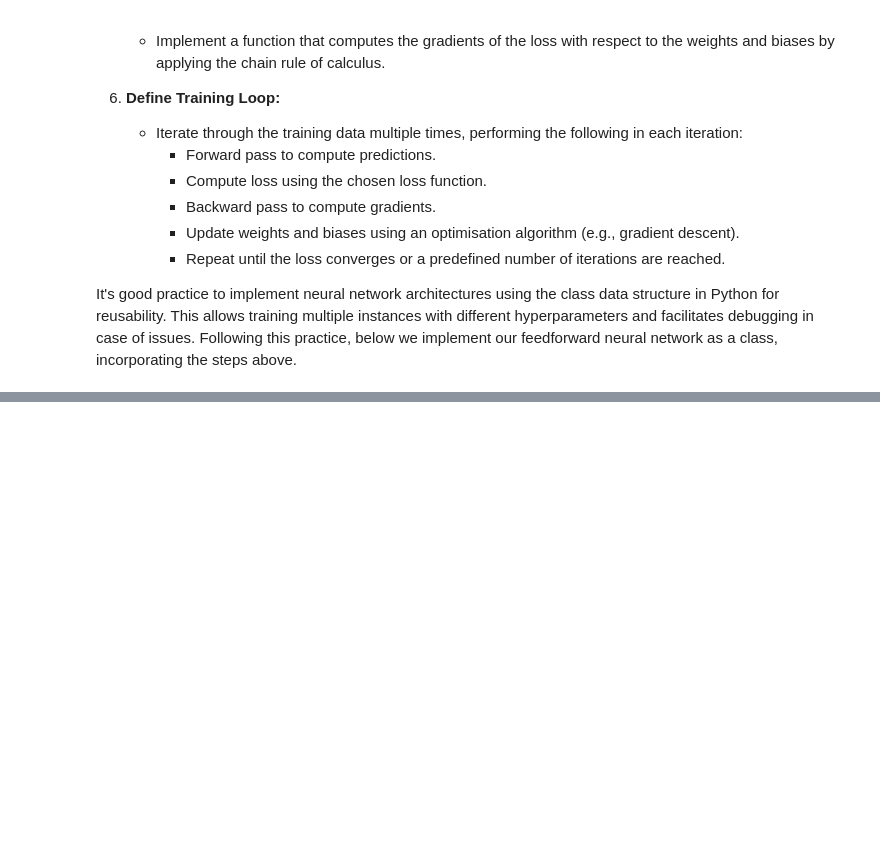
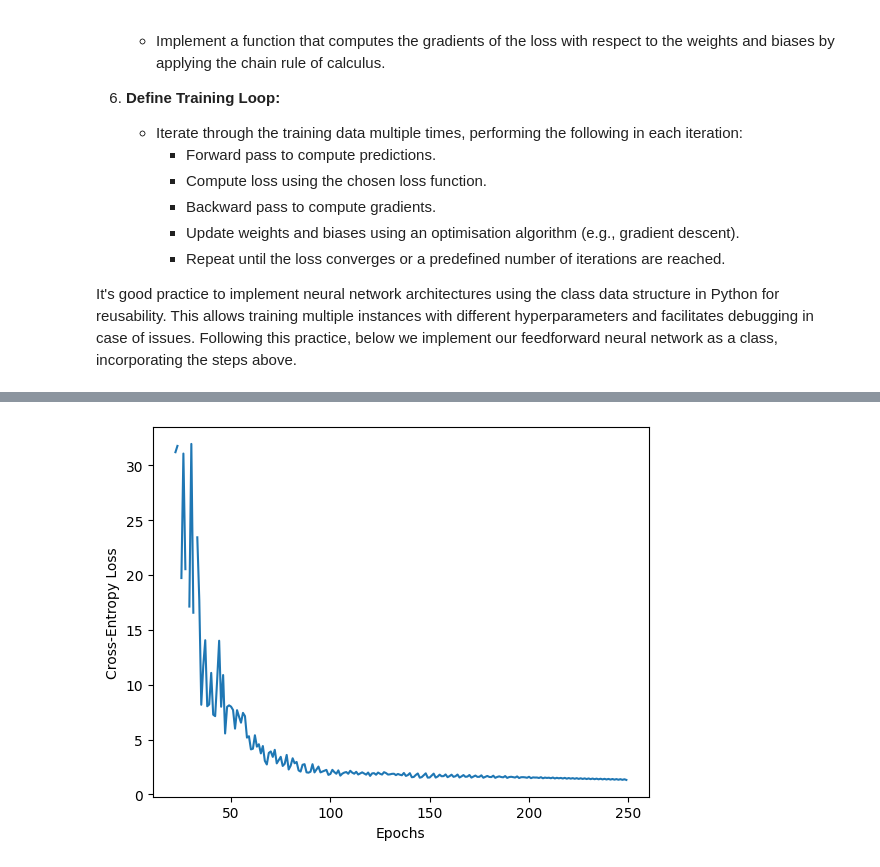
Before and after one commit to rs337/neural_language_modelling, a Jupyter notebook: W2_feedfoward_neural_networks/feedfoward_neural_network_submission_piece.ipynb, the cells around one changed output, grey strips where cells are left out. Drawn from its saved outputs; the diff is of its cells as text; code cells hidden in the pictures; blank space fills up the shorter version.

```diff
--- a/W2_feedfoward_neural_networks/feedfoward_neural_network_submission_piece.ipynb
+++ b/W2_feedfoward_neural_networks/feedfoward_neural_network_submission_piece.ipynb
@@ -321,0 +354,81 @@ class FeedforwardNeuralNetwork:
+# %%
+import pandas as pd
+
+# labels contained in the dataset
+labels = ['sports', 'business', 'science']
+df = pd.read_csv('agnews_train.csv', header=None)
+
+# in the dataset gold labels are given as: 1 (World), 2 (Sports), 3 (Business), 4 (Science/Technology)
+# we discard all the rows with gold label 1 (World) and we keep all the other rows
+df = df[df[0] != 1]
+df['label'] = df[0]-2
+
+# we concatenate title and body to obtain a unified text
+df['text'] = [" ".join((title, body)) for title, body in zip(df[1], df[2])]
+processed_df = df.drop(columns=[0,1,2])
+processed_df.head(10)
+
+# Split data
+X_train, _, y_train, _ = train_test_split(processed_df['text'], processed_df['label'], test_size=0.95, random_state=seed, stratify=processed_df['label'])
+# %%
+# construct a new feature matrix containing the features calculated using TD-IDF
+# Create TF-IDF features
+
+## INSERT YOUR CODE HERE ##
+from sklearn.feature_extraction.text import TfidfVectorizer
+
+def get_features_text(text: pd.Series, max_features: int):
+    """
+    Calculate text features for the given text using TF-IDF with the given maximum number of features.
+
+    Args:
+        text (pd.Series): a column of texts in a pandas dataframe.
+        max_features (int): TF-IDF vectoriser instance.
+
+    Returns:
+        Matrix: TF-IDF Features extracted from the text.
+    """
+    # Create a TF-IDF vectoriser instance specifying the maximum number of features
+    tfidf_vectoriser = TfidfVectorizer(max_features=max_features)
+    # Transform the input text using the created TF-IDF vectoriser
+    tfidf_features_matrix = tfidf_vectoriser.fit_transform(text)
+
+    return tfidf_features_matrix
+
+## END OF YOUR CODE ##
+
+max_features = 1500  # Adjust max_features as needed
+train_TD_IDF_features =  get_features_text(X_train, max_features)
+
+
+# TfidfVectorizer returns a sparse matrix, we need to convert this matrix into a numpy array to pass it trough our Neural Network
+# the todense() function allows us to convert the dense matrix into a list that we convert to a numpy array using np.array()
+X_train = np.array(train_TD_IDF_features.todense())
+
+print(f"Shape of train dataset after computing TD-IDF features for each text: {train_TD_IDF_features.shape}")
+# -> (4500, 1500)
+
+# Hyperparameters definition
+input_size = X_train.shape[1]
+hidden_size1 = 64
+hidden_size2 = 32
+output_size = np.max(y_train) + 1  # Assuming class labels are 0, 1, 2, ...
+
+learning_rate = 0.01
+epochs = 200
+
+## INSERT YOUR CODE HERE ##
+
+# Instantiate the network with the correct layer sizes
+model = FeedforwardNeuralNetwork(input_size, hidden_size1, hidden_size2, output_size)
+
+# Execute a forward step to check your code
+# predictions = model.forward(X)
+
+# Train the model
+
+model.train(X_train, y_train, epochs=250, learning_rate=0.01)
+model.show_learning_curve()
+
+## END OF YOUR CODE ##
+# %% [output]
@@ -321,0 +457 @@ class FeedforwardNeuralNetwork:
+[figure, added]
```
Also changed, not shown: parts of 7 cells of this notebook.
